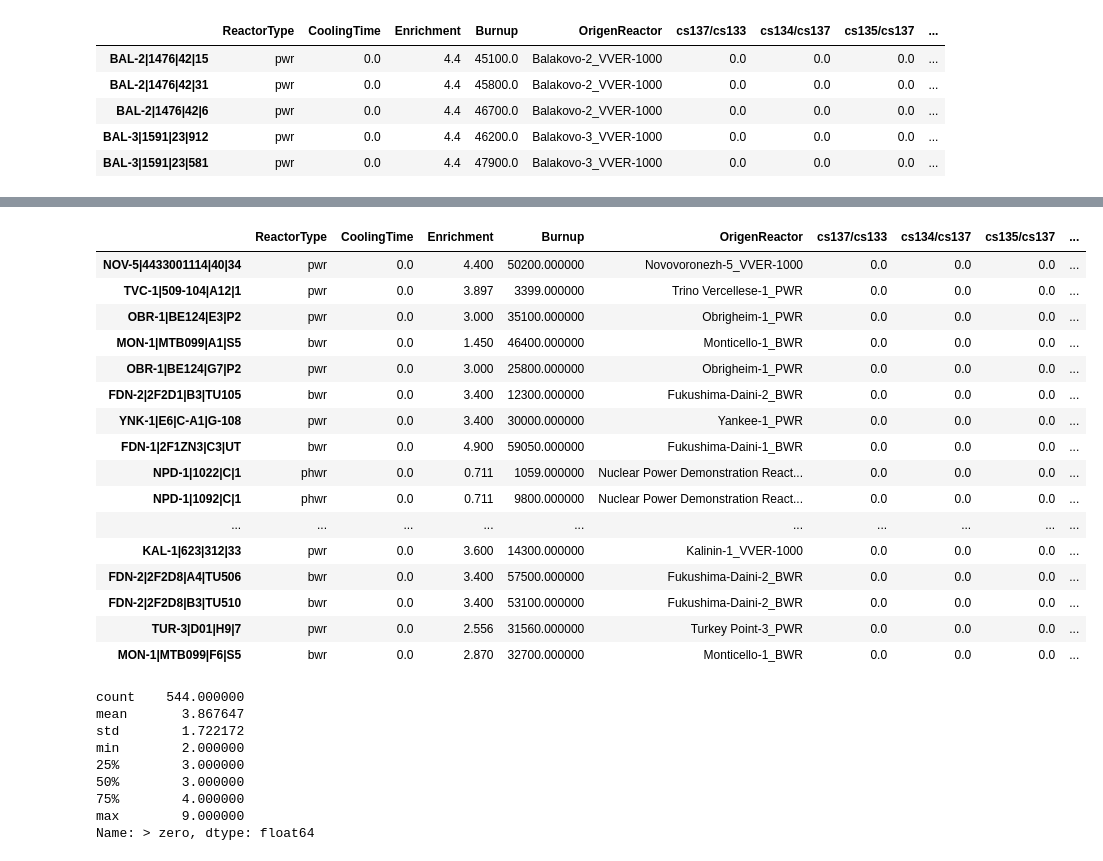
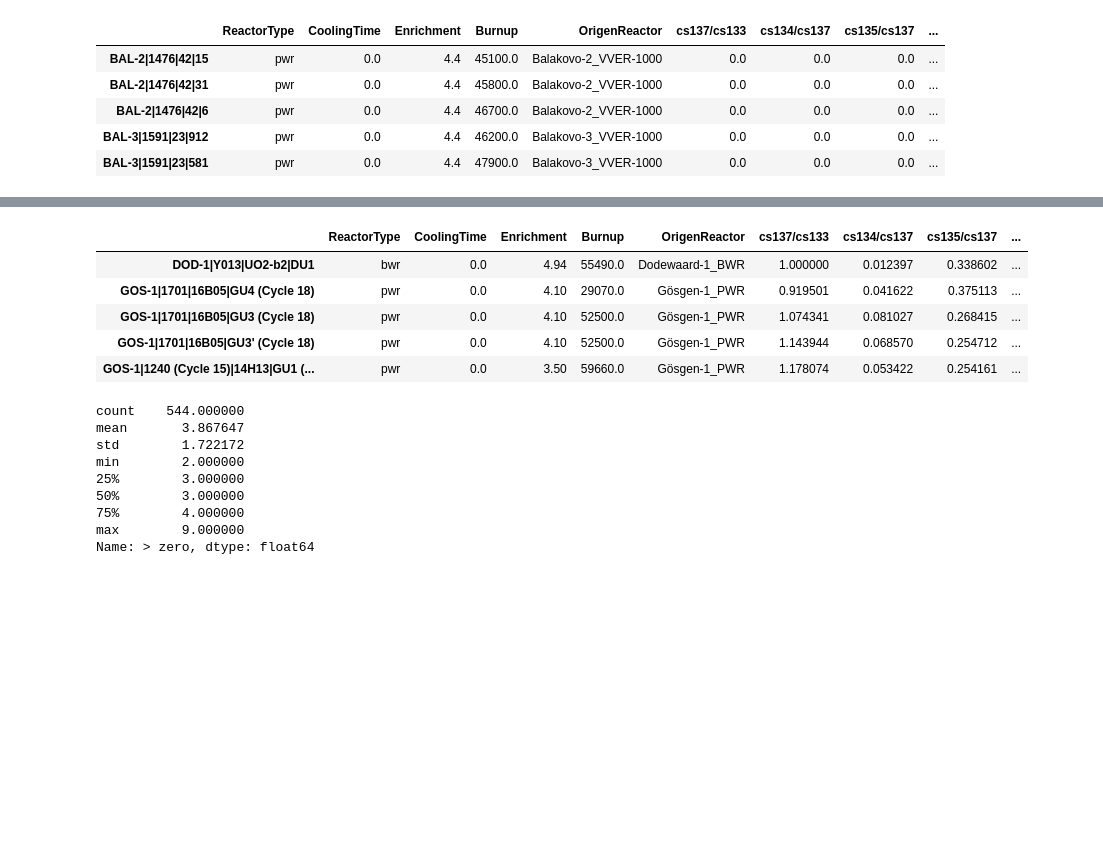
Before and after one commit to opotowsky/like-me-fuel, a Jupyter notebook: jupyter_notebooks/sfcompo_explore.ipynb, the cells around one changed output, grey strips where cells are left out. Drawn from its saved outputs; the diff is of its cells as text; code cells hidden in the pictures; blank space fills up the shorter version.

```diff
--- a/jupyter_notebooks/sfcompo_explore.ipynb
+++ b/jupyter_notebooks/sfcompo_explore.ipynb
@@ -155,24 +188,13 @@ ratios
 # %%
-count = ratios.loc[ratios['> zero'] == 3]
-count
+count = ratios.loc[ratios['> zero'] == 9]
+count.head()
 # %% [output]
 |  | ReactorType | CoolingTime | Enrichment | Burnup | OrigenReactor | cs137/cs133 | cs134/cs137 | cs135/cs137 | ... |
-| NOV-5|4433001114|40|34 | pwr | 0.0 | 4.400 | 50200.000000 | Novovoronezh-5_VVER-1000 | 0.0 | 0.0 | 0.0 | ... |
-| TVC-1|509-104|A12|1 | pwr | 0.0 | 3.897 | 3399.000000 | Trino Vercellese-1_PWR | 0.0 | 0.0 | 0.0 | ... |
-| OBR-1|BE124|E3|P2 | pwr | 0.0 | 3.000 | 35100.000000 | Obrigheim-1_PWR | 0.0 | 0.0 | 0.0 | ... |
-| MON-1|MTB099|A1|S5 | bwr | 0.0 | 1.450 | 46400.000000 | Monticello-1_BWR | 0.0 | 0.0 | 0.0 | ... |
-| OBR-1|BE124|G7|P2 | pwr | 0.0 | 3.000 | 25800.000000 | Obrigheim-1_PWR | 0.0 | 0.0 | 0.0 | ... |
-| FDN-2|2F2D1|B3|TU105 | bwr | 0.0 | 3.400 | 12300.000000 | Fukushima-Daini-2_BWR | 0.0 | 0.0 | 0.0 | ... |
-| YNK-1|E6|C-A1|G-108 | pwr | 0.0 | 3.400 | 30000.000000 | Yankee-1_PWR | 0.0 | 0.0 | 0.0 | ... |
-| FDN-1|2F1ZN3|C3|UT | bwr | 0.0 | 4.900 | 59050.000000 | Fukushima-Daini-1_BWR | 0.0 | 0.0 | 0.0 | ... |
-| NPD-1|1022|C|1 | phwr | 0.0 | 0.711 | 1059.000000 | Nuclear Power Demonstration React... | 0.0 | 0.0 | 0.0 | ... |
-| NPD-1|1092|C|1 | phwr | 0.0 | 0.711 | 9800.000000 | Nuclear Power Demonstration React... | 0.0 | 0.0 | 0.0 | ... |
-| ... | ... | ... | ... | ... | ... | ... | ... | ... | ... |
-| KAL-1|623|312|33 | pwr | 0.0 | 3.600 | 14300.000000 | Kalinin-1_VVER-1000 | 0.0 | 0.0 | 0.0 | ... |
-| FDN-2|2F2D8|A4|TU506 | bwr | 0.0 | 3.400 | 57500.000000 | Fukushima-Daini-2_BWR | 0.0 | 0.0 | 0.0 | ... |
-| FDN-2|2F2D8|B3|TU510 | bwr | 0.0 | 3.400 | 53100.000000 | Fukushima-Daini-2_BWR | 0.0 | 0.0 | 0.0 | ... |
-| TUR-3|D01|H9|7 | pwr | 0.0 | 2.556 | 31560.000000 | Turkey Point-3_PWR | 0.0 | 0.0 | 0.0 | ... |
-| MON-1|MTB099|F6|S5 | bwr | 0.0 | 2.870 | 32700.000000 | Monticello-1_BWR | 0.0 | 0.0 | 0.0 | ... |
+| DOD-1|Y013|UO2-b2|DU1 | bwr | 0.0 | 4.94 | 55490.0 | Dodewaard-1_BWR | 1.000000 | 0.012397 | 0.338602 | ... |
+| GOS-1|1701|16B05|GU4 (Cycle 18) | pwr | 0.0 | 4.10 | 29070.0 | Gösgen-1_PWR | 0.919501 | 0.041622 | 0.375113 | ... |
+| GOS-1|1701|16B05|GU3 (Cycle 18) | pwr | 0.0 | 4.10 | 52500.0 | Gösgen-1_PWR | 1.074341 | 0.081027 | 0.268415 | ... |
+| GOS-1|1701|16B05|GU3' (Cycle 18) | pwr | 0.0 | 4.10 | 52500.0 | Gösgen-1_PWR | 1.143944 | 0.068570 | 0.254712 | ... |
+| GOS-1|1240 (Cycle 15)|14H13|GU1 (... | pwr | 0.0 | 3.50 | 59660.0 | Gösgen-1_PWR | 1.178074 | 0.053422 | 0.254161 | ... |
 # %%
 ratios['> zero'].describe()
 # %% [output]
```
Also changed, not shown: parts of 23 cells of this notebook.
